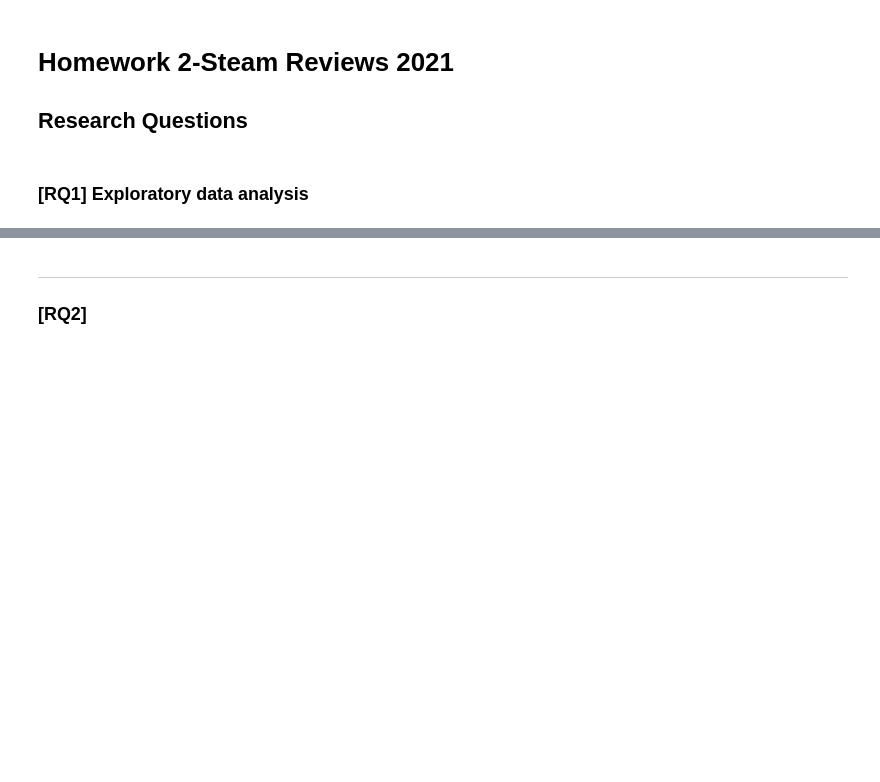
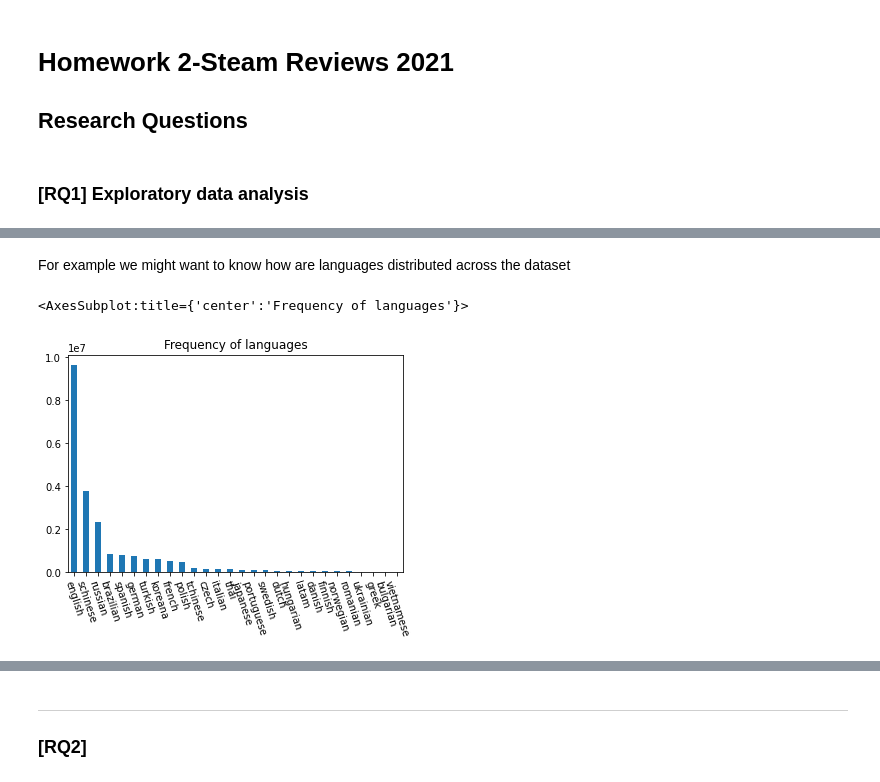
Before and after one commit to cosmin-z/ADM-HW2, a Jupyter notebook: Homework 2.ipynb, the cells around one changed output, grey strips where cells are left out. Saved outputs shown, nothing was run; the diff lists cells and outputs as text; code cells hidden in the pictures; blank space fills up the shorter version.

```diff
--- a/Homework 2.ipynb
+++ b/Homework 2.ipynb
@@ -5,0 +28,12 @@
+# %%
+import pandas as pd
+import matplotlib.pyplot as plt
+dataset = pd.read_csv('D:/ADM/steam_reviews.csv', header='infer')
+# %% [markdown]
+For example we might want to know how are languages distributed across the dataset
+# %%
+# take value counts, then plot
+dataset.language.value_counts().plot(kind='bar',rot=-72,label=str(dataset.language),title='Frequency of languages')
+# %% [output]
+<AxesSubplot:title={'center':'Frequency of languages'}>
+[figure, added]
```
Also changed, not shown: parts of 20 cells of this notebook.
